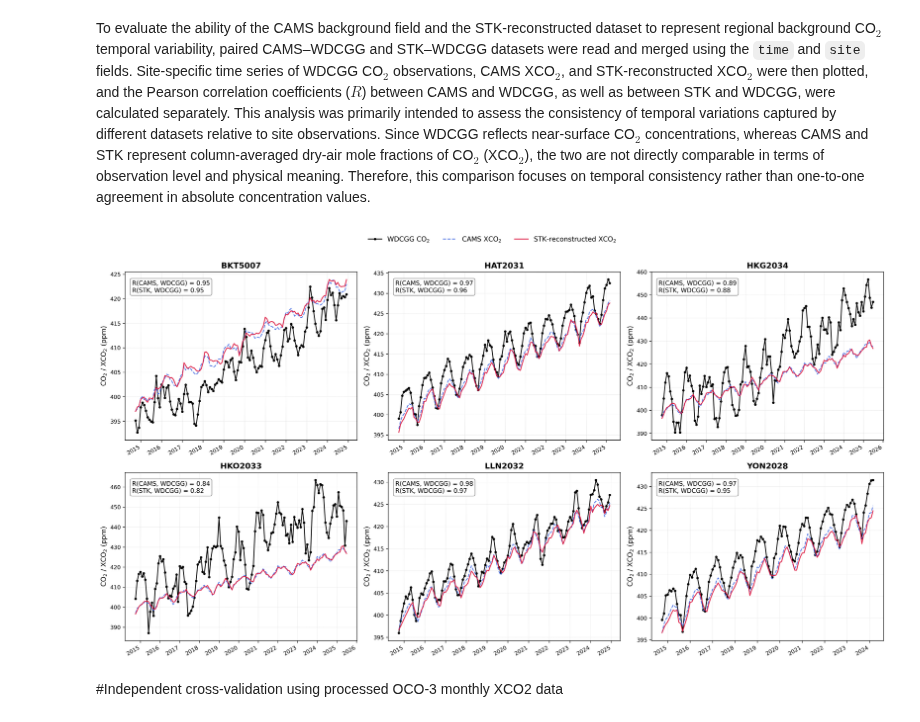
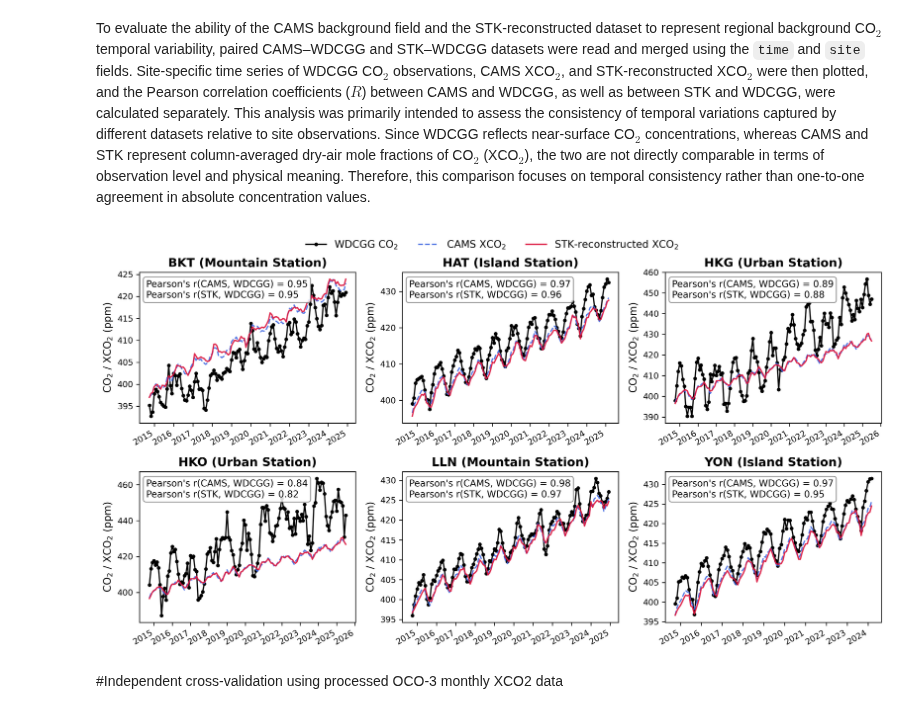
Before and after one commit to hongxu-yn/Southeast-Asia-XCO2-STK, a Jupyter notebook: src/3_Technical_validation.ipynb, the cells around one changed output. Saved outputs shown, nothing was run; the diff lists cells and outputs as text; code cells hidden in the pictures.

```diff
--- a/src/3_Technical_validation.ipynb
+++ b/src/3_Technical_validation.ipynb
@@ -141,7 +141,7 @@ WDCGG_path= PROJECT_DIR / "data/ground_obs/WDCGG"
 cams_path = PROJECT_DIR / "data/cams"
 cams_nc = PROJECT_DIR / "data/cams/cams_xco2_month_2015_2024_resize.nc"
 
-Validation_DIR=PROJECT_DIR / "Validation"
+Validation_DIR=PROJECT_DIR / "output/Validation"
 DOC_DIR= PROJECT_DIR / "docs"
 
 stk_nc = PROJECT_DIR / "output/oco2_xco2_month_2015_2024_stk_SEA.nc"
@@ -771,6 +920,7 @@ for map_name in ["cams","stk"]:
 
 To evaluate the ability of the CAMS background field and the STK-reconstructed dataset to represent regional background CO$_2$ temporal variability, paired CAMS–WDCGG and STK–WDCGG datasets were read and merged using the `time` and `site` fields. Site-specific time series of WDCGG CO$_2$ observations, CAMS XCO$_2$, and STK-reconstructed XCO$_2$ were then plotted, and the Pearson correlation coefficients ($R$) between CAMS and WDCGG, as well as between STK and WDCGG, were calculated separately. This analysis was primarily intended to assess the consistency of temporal variations captured by different datasets relative to site observations. Since WDCGG reflects near-surface CO$_2$ concentrations, whereas CAMS and STK represent column-averaged dry-air mole fractions of CO$_2$ (XCO$_2$), the two are not directly comparable in terms of observation level and physical meaning. Therefore, this comparison focuses on temporal consistency rather than one-to-one agreement in absolute concentration values.
 # %%
+import re
 import pandas as pd
 import matplotlib.pyplot as plt
 import matplotlib.dates as mdates
@@ -796,7 +946,7 @@ comparison_df = pd.merge(
 )
 
 # Select and rename columns
-df = comparison_df[["time", "site", "co2_cams", "sat_val_cams", "sat_val_stk"]].copy()
+df = comparison_df[["time", "site", "co2_cams", "cams", "stk"]].copy()
 df.columns = ["time", "site", "co2", "cams", "stk"]
 
 sites = sorted(df["site"].unique())
@@ -810,7 +960,7 @@ n_rows = math.ceil(n_sites / n_cols)
 
 fig, axes = plt.subplots(
     n_rows, n_cols,
-    figsize=(18, 4.8 * n_rows),
+    figsize=(4*n_cols, 3.2 * n_rows),
     sharex=False,
     sharey=False,
     dpi=300
@@ -868,11 +1018,16 @@ for i, site in enumerate(sites):
     )
 
     # Title and labels
-    ax.set_title(site, fontsize=13, fontweight="bold")
+    clean_site = re.sub(r'\d+', '', str(site)).strip()
+    info = SITE_META.get(clean_site)
+    if info:
+        title_text = f"{clean_site} ({info})"
+    else:
+        title_text = clean_site
+    ax.set_title(title_text, fontsize=13, fontweight="bold")
     ax.set_ylabel("CO$_2$ / XCO$_2$ (ppm)", fontsize=11)
 
     # Grid
-    ax.grid(True, linestyle=":", linewidth=0.6, alpha=0.6)
 
     # Time axis
     ax.xaxis.set_major_locator(mdates.YearLocator(1))
@@ -883,40 +1038,42 @@ for i, site in enumerate(sites):
     # Annotation of correlation coefficients
     ax.text(
         0.03, 0.95,
-        f"R(CAMS, WDCGG) = {r_cams:.2f}\nR(STK, WDCGG) = {r_stk:.2f}",
+        f"Pearson's r(CAMS, WDCGG) = {r_cams:.2f}\nPearson's r(STK, WDCGG) = {r_stk:.2f}",
         transform=ax.transAxes,
         fontsize=10,
         va="top",
         ha="left",
         bbox=dict(boxstyle="round,pad=0.3", facecolor="white", edgecolor="gray", alpha=0.85)
     )
 
 # =========================
 # 5. Hide unused subplots
 # =========================
 for j in range(n_sites, len(axes)):
     axes[j].axis("off")
 
 # =========================
 # 6. Shared legend
 # =========================
 handles, labels = axes[0].get_legend_handles_labels()
 fig.legend(
     handles, labels,
     loc="upper center",
     ncol=3,
     frameon=False,
     fontsize=11,
-    bbox_to_anchor=(0.5, 1.02)
+    bbox_to_anchor=(0.5, 1.0)
 )
 
 # =========================
 # 7. Layout
 # =========================
 fig.tight_layout(rect=[0, 0, 1, 0.96])
+png_fn=DOC_DIR / "validation_wdgcc_cams_stk.png"
+plt.savefig(png_fn, bbox_inches='tight')
 plt.show()
 # %% [output]
-[figure, old version]
+[figure, new version]
 # %% [markdown]
 #Independent cross-validation using processed OCO-3 monthly XCO2 data
 # %% [markdown]
```
Also changed, not shown: parts of 9 cells of this notebook.
